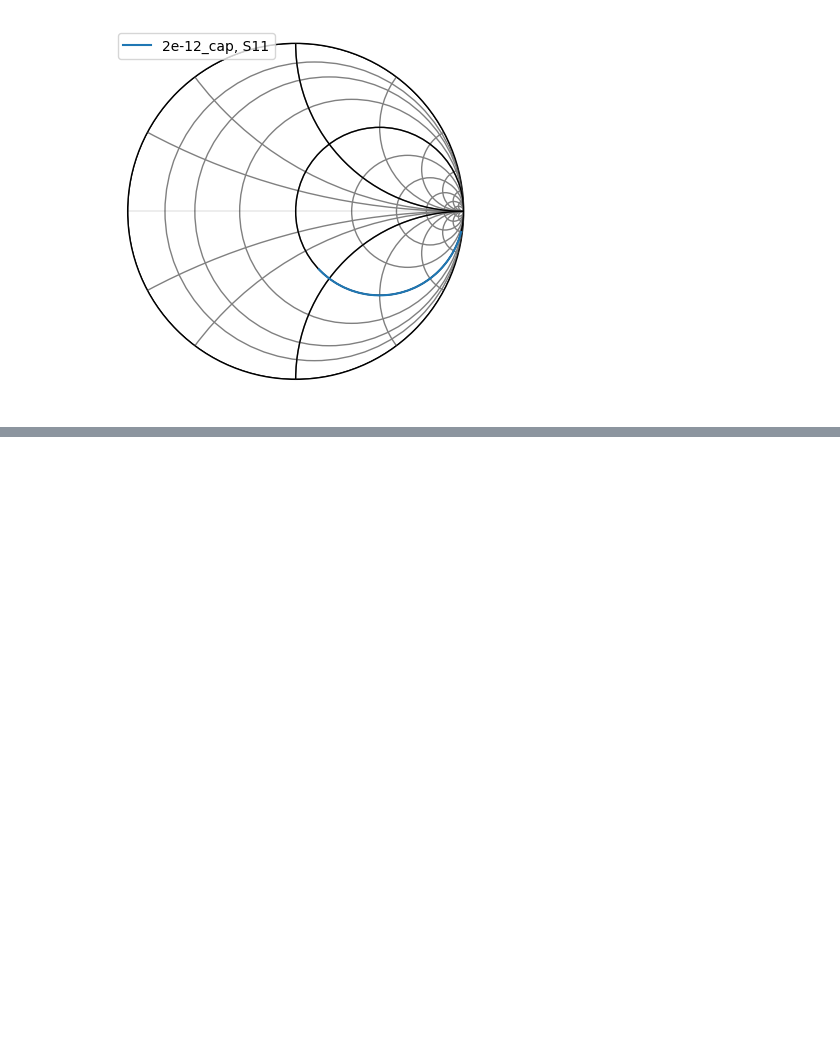
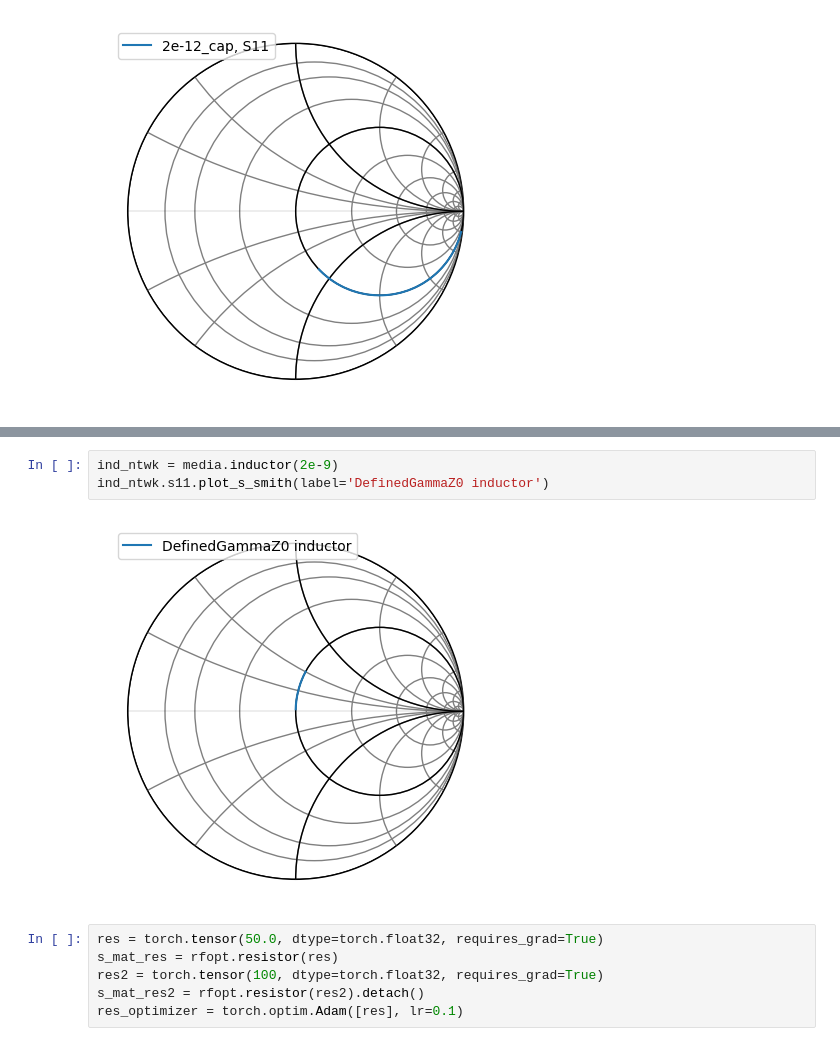
Before and after one commit to jwpen84/RFCircuitAIOptimizer, a Jupyter notebook: Optimizer_RFSample.ipynb, the cells around one changed output, grey strips where cells are left out. Drawn from its saved outputs; the diff is of its cells as text; blank space fills up the shorter version.

```diff
--- a/Optimizer_RFSample.ipynb
+++ b/Optimizer_RFSample.ipynb
@@ -58,0 +94,11 @@ cap_ntwk.s11.plot_s_smith(label='DefinedGammaZ0 Capacitor')
+# %%
+ind_ntwk = media.inductor(2e-9)
+ind_ntwk.s11.plot_s_smith(label='DefinedGammaZ0 inductor')
+# %% [output]
+[figure, added]
+# %%
+res = torch.tensor(50.0, dtype=torch.float32, requires_grad=True)
+s_mat_res = rfopt.resistor(res)
+res2 = torch.tensor(100, dtype=torch.float32, requires_grad=True)
+s_mat_res2 = rfopt.resistor(res2).detach()
+res_optimizer = torch.optim.Adam([res], lr=0.1)
```
Also changed, not shown: parts of 7 cells of this notebook, 2 other files.
